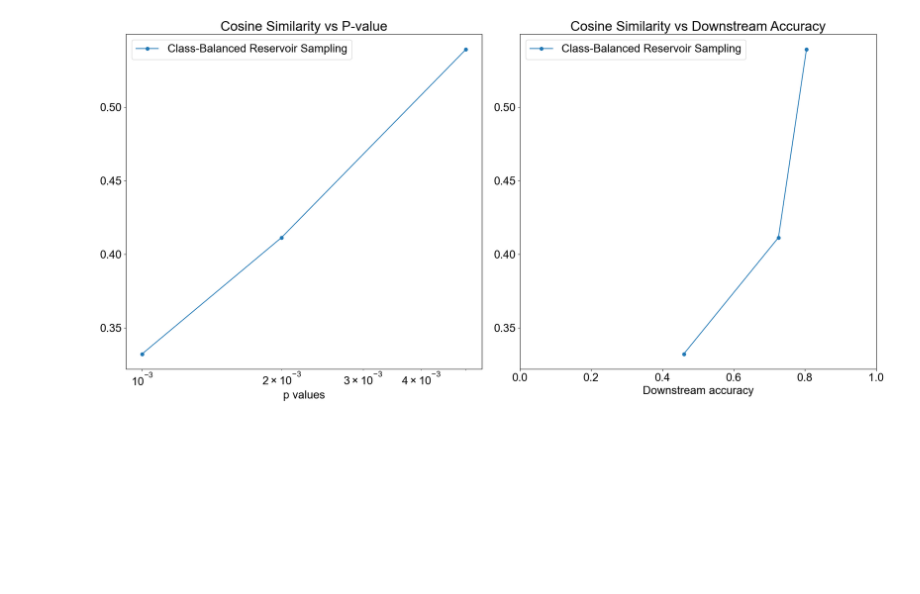
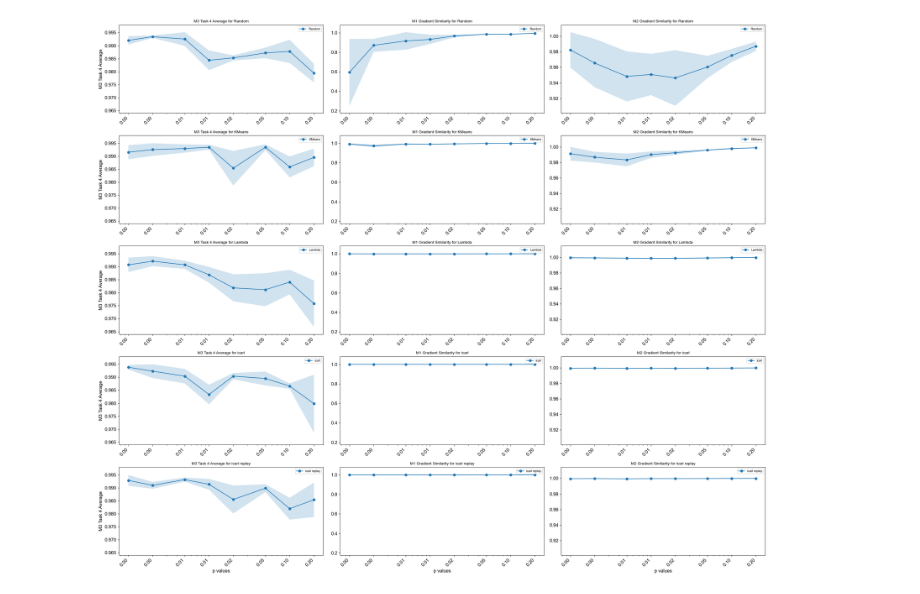
Before and after one commit to ewang26/continual-learning, a Jupyter notebook: plots.ipynb, the cells around one changed output. Saved outputs shown, nothing was run; the diff lists cells and outputs as text; code cells hidden in the pictures; blank space fills up the shorter version.

```diff
--- a/plots.ipynb
+++ b/plots.ipynb
@@ -60,3 +42,0 @@ results
-# %%
-methods = ["RandomMemorySetManager memory selection", "KMeansMemorySetManager memory selection", "LambdaMemorySetManager memory selection", "GSSMemorySetManager memory selection"]
-method_names = ["Random", "KMeans", "Lambda", "GSS"]
@@ -71,0 +104,3 @@ method_names = ["Random", "KMeans", "Lambda", "GSS"]
+# %%
+aggregated_results = aggregate_results(results)
+aggregated_results
@@ -72,3 +185,74 @@ method_names = ["Random", "KMeans", "Lambda", "GSS"]
+# %%
+import matplotlib.pyplot as plt
+import numpy as np
+import os
+
+def plot_all_metrics_normalize_axis(aggregated_results, dataset_name):
+    plt.rcParams['font.family'] = 'Arial'
+    plt.rcParams['font.size'] = 12
+
+    result_dir = f'gradient_similarity/{dataset_name}/plots'
+    if not os.path.exists(result_dir):
+        os.makedirs(result_dir)
+
+    methods = aggregated_results['method'].unique()
+    p_vals = sorted(aggregated_results['p'].unique())
+
+    num_methods = len(methods)
+    fig, axs = plt.subplots(num_methods, 3, figsize=(24, 4*num_methods))
+
+    metrics = ['M3_task4', 'M1_grad_sim', 'M2_grad_sim']
+    titles = ['M3 Task 4 Average', 'M1 Gradient Similarity', 'M2 Gradient Similarity']
+
+    # Find global min and max for each metric, including std
+    y_limits = {}
+    for metric in metrics:
+        min_val = (aggregated_results[f'{metric}_avg'] - aggregated_results[f'{metric}_std']).min()
+        max_val = (aggregated_results[f'{metric}_avg'] + aggregated_results[f'{metric}_std']).max()
+        y_range = max_val - min_val
+        y_limits[metric] = (min_val - 0.1 * y_range, max_val + 0.1 * y_range)
+
+    for method_index, method in enumerate(methods):
+        method_data = aggregated_results[aggregated_results['method'] == method]
+
+        for col, (metric, title) in enumerate(zip(metrics, titles)):
+            if num_methods == 1:
+                ax = axs[col]
+            else:
+                ax = axs[method_index, col]
+
+            avg_values = [method_data[method_data['p'] == p][f'{metric}_avg'].values[0] for p in p_vals]
+            std_values = [method_data[method_data['p'] == p][f'{metric}_std'].values[0] for p in p_vals]
+
+            ax.plot(p_vals, avg_values, marker='o', label=method)
+            ax.fill_between(p_vals,
+                            np.array(avg_values) - np.array(std_values),
+                            np.array(avg_values) + np.array(std_values),
+                            alpha=0.2)
+
+            ax.set_xscale('log')
+            ax.set_title(f'{title} for {method}', fontsize=10)
+            ax.legend(fontsize=8)
+
+            ax.set_xticks(p_vals)
+            ax.set_xticklabels([f'{p:.2f}' for p in p_vals], rotation=45, ha='right')
+
+            # Set y-axis limits to be the same for all methods within each metric
+            ax.set_ylim(y_limits[metric])
+
+            if method_index == num_methods - 1:  # Last row
+                ax.set_xlabel('p values')
+
+            if col == 0:  # First column
+                ax.set_ylabel(title)
+
+    plt.tight_layout()
+    plt.savefig(f'{result_dir}/all_metrics_vs_p_subplots.png')
+    plt.show()
+
+plot_all_metrics_normalize_axis(aggregated_results, 'dataset_name')
+# %% [output]
+[figure, added]
 # %%
 def plot_grad_dist(metric_name,
                    p_vals,
@@ -203,8 +387,6 @@ plot_grad_dist(metric_name = metric_name,
                downstream_acc_type = downstream_acc_type,
                variance_type = variance_type,
                together = together)
-# %% [output]
-[figure, removed]
 # %%
 metric_name = 'Cosine Similarity'
 p_values = [0.001, 0.002, 0.005, 0.01, 0.02, 0.05, 0.1, 0.2, 0.5, 1]
```
Also changed, not shown: parts of 12 cells of this notebook, 8 other files.
